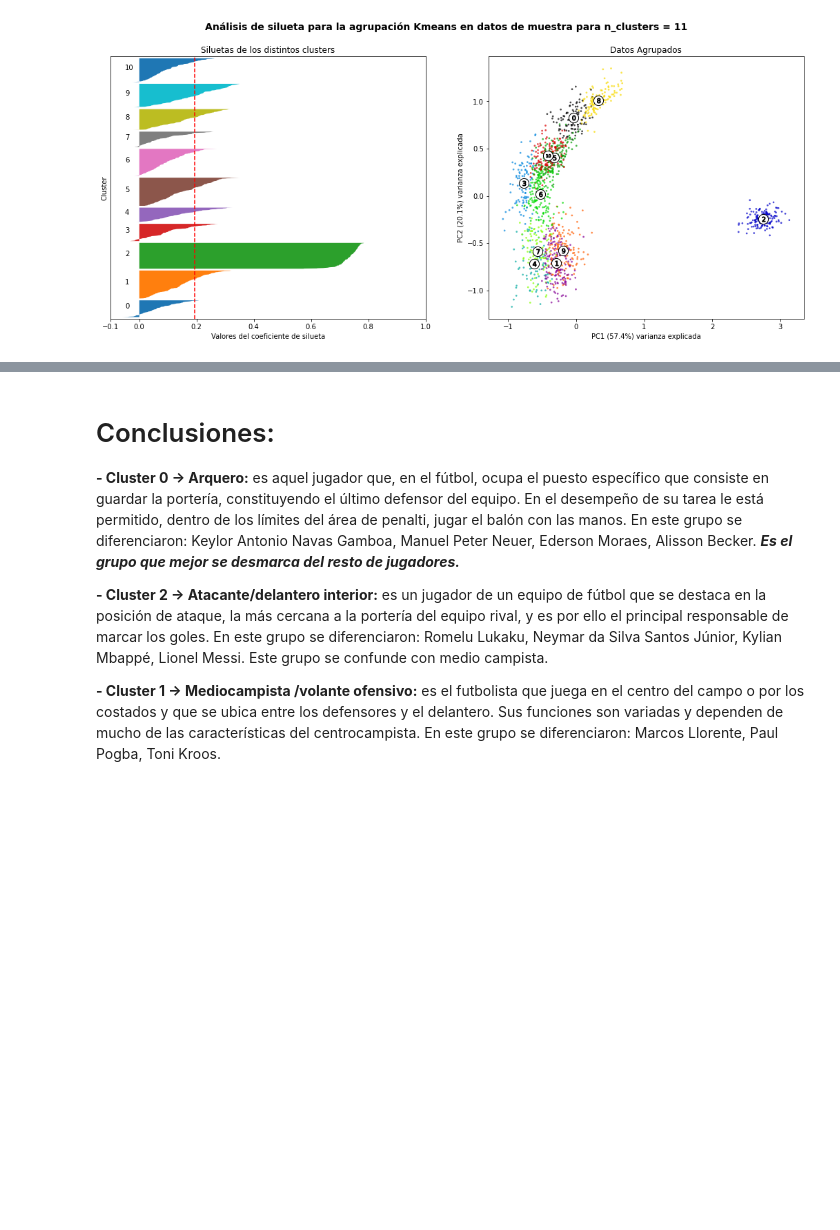
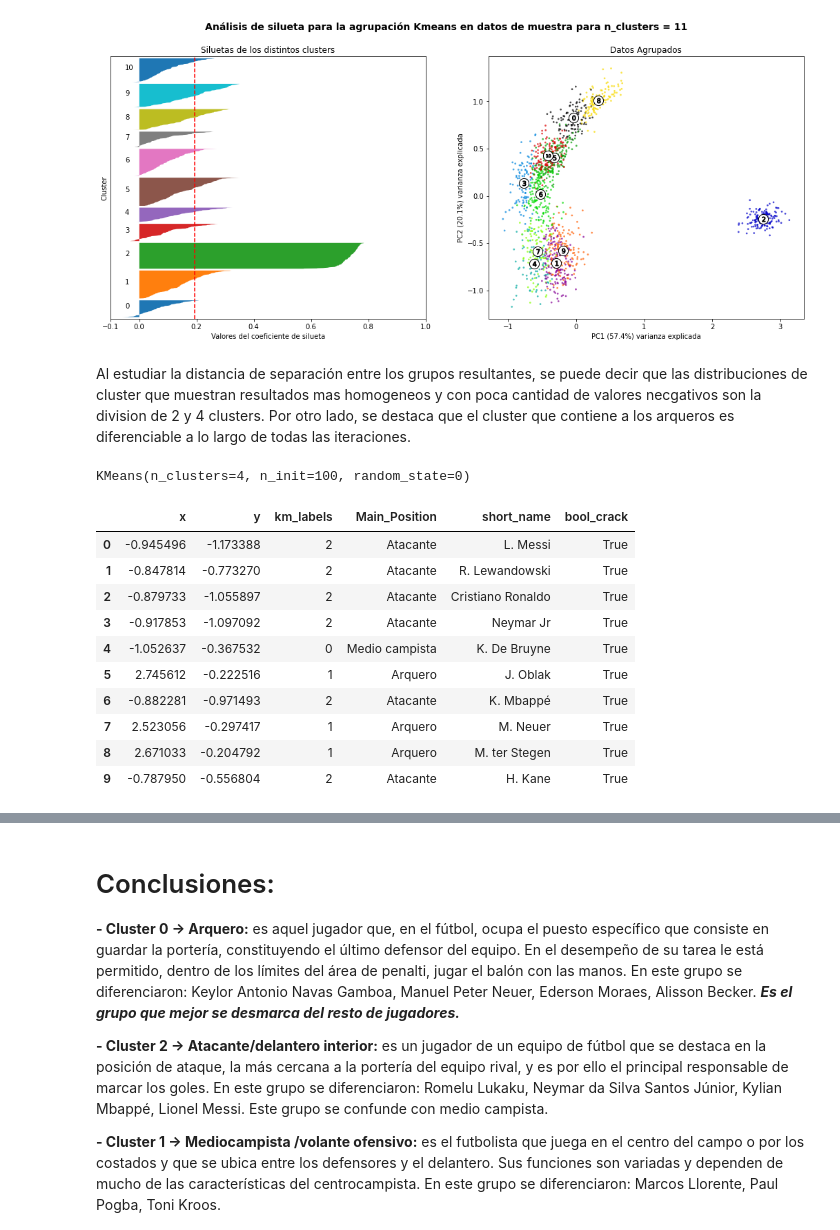
Before and after one commit to Grupo242022/AN_Supervisado_2022, a Jupyter notebook: Práctico_NoSupervisado_fifa2022_G24.ipynb, the cells around one changed output, grey strips where cells are left out. Drawn from its saved outputs; the diff is of its cells as text; code cells hidden in the pictures; blank space fills up the shorter version.

```diff
--- a/Práctico_NoSupervisado_fifa2022_G24.ipynb
+++ b/Práctico_NoSupervisado_fifa2022_G24.ipynb
@@ -525,3 +514,11 @@ For n_clusters =  11  Average score:  0.19437303753846075
 [figure]
 [figure]
 [figure]
+# %% [markdown]
+Al estudiar la distancia de separación entre los grupos resultantes, se puede decir que las distribuciones de cluster que muestran resultados mas homogeneos y con poca cantidad de valores necgativos son la division de 2 y 4 clusters. Por otro lado, se destaca que el cluster que contiene a los arqueros es diferenciable a lo largo de todas las iteraciones.
+# %%
+km = KMeans(n_clusters=4, n_init=100, random_state=0)
+km.fit(df_train)
+# len(km.labels_)
+# %% [output]
+KMeans(n_clusters=4, n_init=100, random_state=0)
@@ -527,0 +531,14 @@ For n_clusters =  11  Average score:  0.19437303753846075
+# %%
+df_c_KM[:10]
+# %% [output]
+|  | x | y | km_labels | Main_Position | short_name | bool_crack |
+| 0 | -0.945496 | -1.173388 | 2 | Atacante | L. Messi | True |
+| 1 | -0.847814 | -0.773270 | 2 | Atacante | R. Lewandowski | True |
+| 2 | -0.879733 | -1.055897 | 2 | Atacante | Cristiano Ronaldo | True |
+| 3 | -0.917853 | -1.097092 | 2 | Atacante | Neymar Jr | True |
+| 4 | -1.052637 | -0.367532 | 0 | Medio campista | K. De Bruyne | True |
+| 5 | 2.745612 | -0.222516 | 1 | Arquero | J. Oblak | True |
+| 6 | -0.882281 | -0.971493 | 2 | Atacante | K. Mbappé | True |
+| 7 | 2.523056 | -0.297417 | 1 | Arquero | M. Neuer | True |
+| 8 | 2.671033 | -0.204792 | 1 | Arquero | M. ter Stegen | True |
+| 9 | -0.787950 | -0.556804 | 2 | Atacante | H. Kane | True |
```
Also changed, not shown: parts of 4 cells of this notebook.
